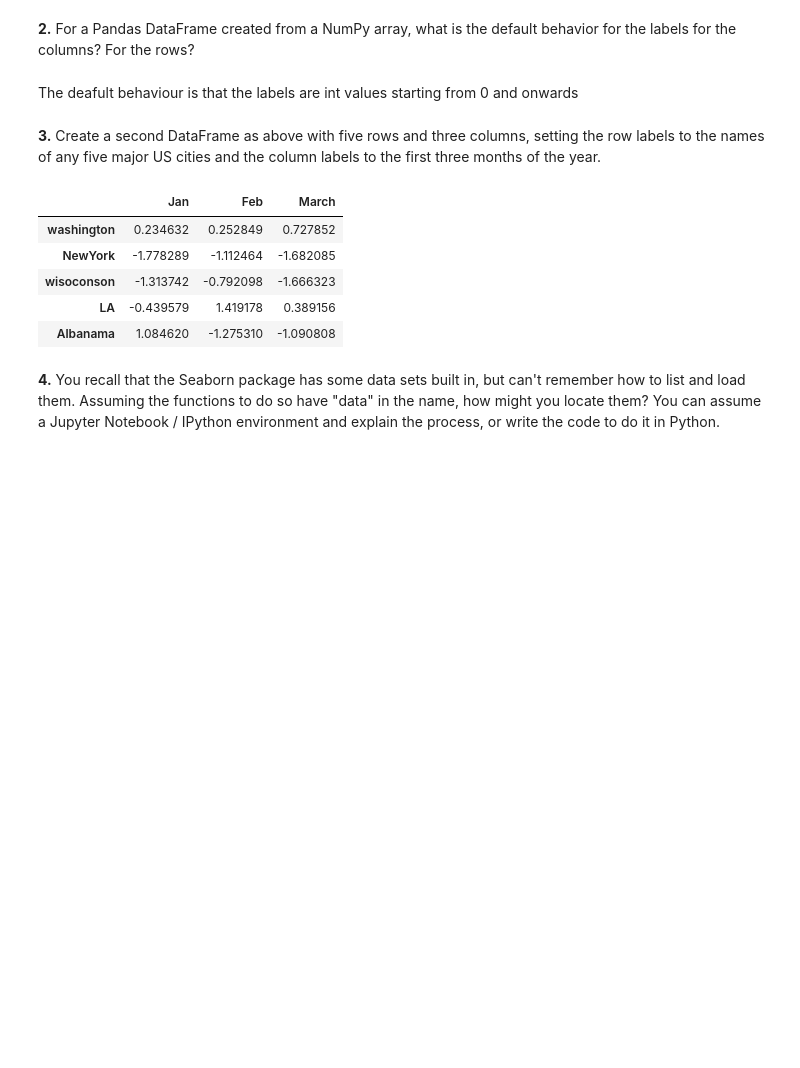
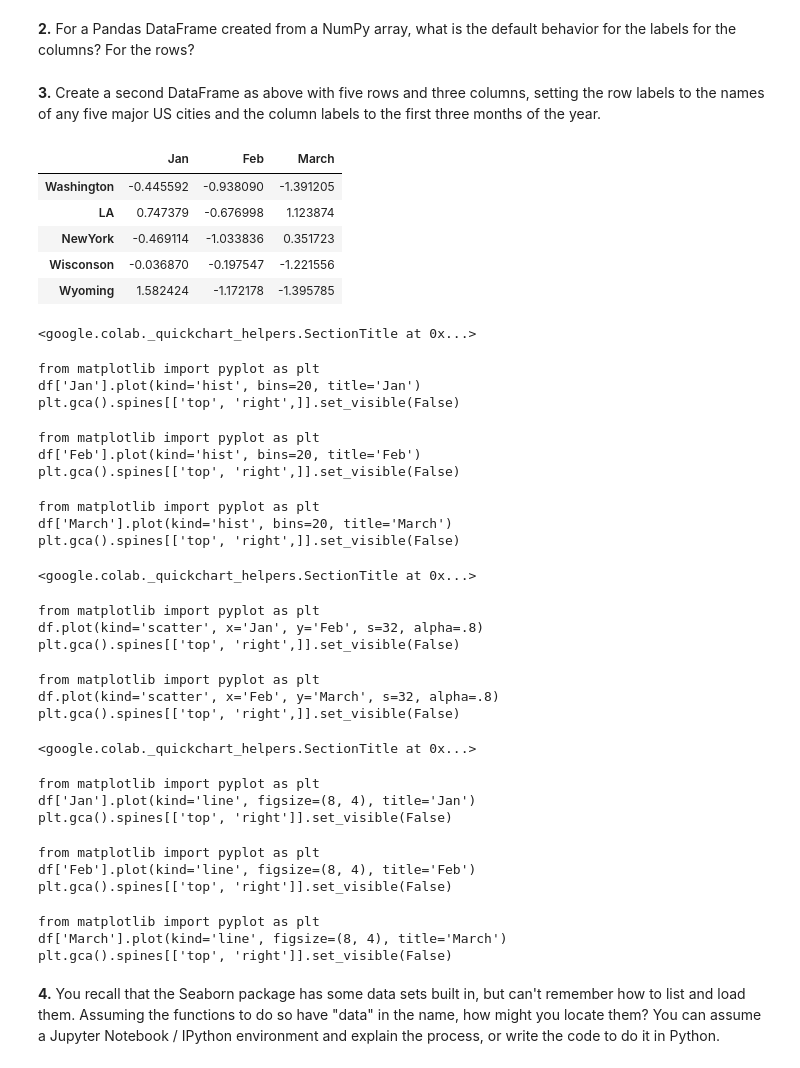
Before and after one commit to saqib-rgb/Basketball-Scoring-App, a Jupyter notebook: booksource/exercises/PandasExercises.ipynb, the cells around one changed output. Cells and saved outputs as stored; diff of their text form; code cells hidden in the pictures; blank space fills up the shorter version.

```diff
--- a/booksource/exercises/PandasExercises.ipynb
+++ b/booksource/exercises/PandasExercises.ipynb
@@ -24,20 +24,45 @@ df
 # %% [markdown]
 **2.** For a Pandas DataFrame created from a NumPy array, what is the default behavior for the labels for the columns?  For the rows?
-# %% [markdown]
-The deafult behaviour is that the labels are int values starting from 0 and onwards
 # %% [markdown]
 **3.** Create a second DataFrame as above with five rows and three columns, setting the row labels to the names of any five major US cities and the column labels to the first three months of the year.
 # %%
 data = np.random.randn(5,3)
-df = pd.DataFrame(data, index=["washington","NewYork","wisoconson","LA","Albanama"], columns = ["Jan","Feb","March"])
+df = pd.DataFrame(data, index=["Washington", "LA", "NewYork", "Wisconson", "Wyoming"], columns=["Jan", "Feb", "March"])
 df
 # %% [output]
 |  | Jan | Feb | March |
-| washington | 0.234632 | 0.252849 | 0.727852 |
-| NewYork | -1.778289 | -1.112464 | -1.682085 |
-| wisoconson | -1.313742 | -0.792098 | -1.666323 |
-| LA | -0.439579 | 1.419178 | 0.389156 |
-| Albanama | 1.084620 | -1.275310 | -1.090808 |
+| Washington | -0.445592 | -0.938090 | -1.391205 |
+| LA | 0.747379 | -0.676998 | 1.123874 |
+| NewYork | -0.469114 | -1.033836 | 0.351723 |
+| Wisconson | -0.036870 | -0.197547 | -1.221556 |
+| Wyoming | 1.582424 | -1.172178 | -1.395785 |
+<google.colab._quickchart_helpers.SectionTitle at 0x...>
+from matplotlib import pyplot as plt
+df['Jan'].plot(kind='hist', bins=20, title='Jan')
+plt.gca().spines[['top', 'right',]].set_visible(False)
+from matplotlib import pyplot as plt
+df['Feb'].plot(kind='hist', bins=20, title='Feb')
+plt.gca().spines[['top', 'right',]].set_visible(False)
+from matplotlib import pyplot as plt
+df['March'].plot(kind='hist', bins=20, title='March')
+plt.gca().spines[['top', 'right',]].set_visible(False)
+<google.colab._quickchart_helpers.SectionTitle at 0x...>
+from matplotlib import pyplot as plt
+df.plot(kind='scatter', x='Jan', y='Feb', s=32, alpha=.8)
+plt.gca().spines[['top', 'right',]].set_visible(False)
+from matplotlib import pyplot as plt
+df.plot(kind='scatter', x='Feb', y='March', s=32, alpha=.8)
+plt.gca().spines[['top', 'right',]].set_visible(False)
+<google.colab._quickchart_helpers.SectionTitle at 0x...>
+from matplotlib import pyplot as plt
+df['Jan'].plot(kind='line', figsize=(8, 4), title='Jan')
+plt.gca().spines[['top', 'right']].set_visible(False)
+from matplotlib import pyplot as plt
+df['Feb'].plot(kind='line', figsize=(8, 4), title='Feb')
+plt.gca().spines[['top', 'right']].set_visible(False)
+from matplotlib import pyplot as plt
+df['March'].plot(kind='line', figsize=(8, 4), title='March')
+plt.gca().spines[['top', 'right']].set_visible(False)
 # %% [markdown]
 **4.** You recall that the Seaborn package has some data sets built in, but can't remember how to list and load them. Assuming the functions to do so have "data" in the name, how might you locate them?  You can assume a Jupyter Notebook / IPython environment and explain the process, or write the code to do it in Python.
 # %% [markdown]
```
Also changed, not shown: parts of 36 cells of this notebook.
